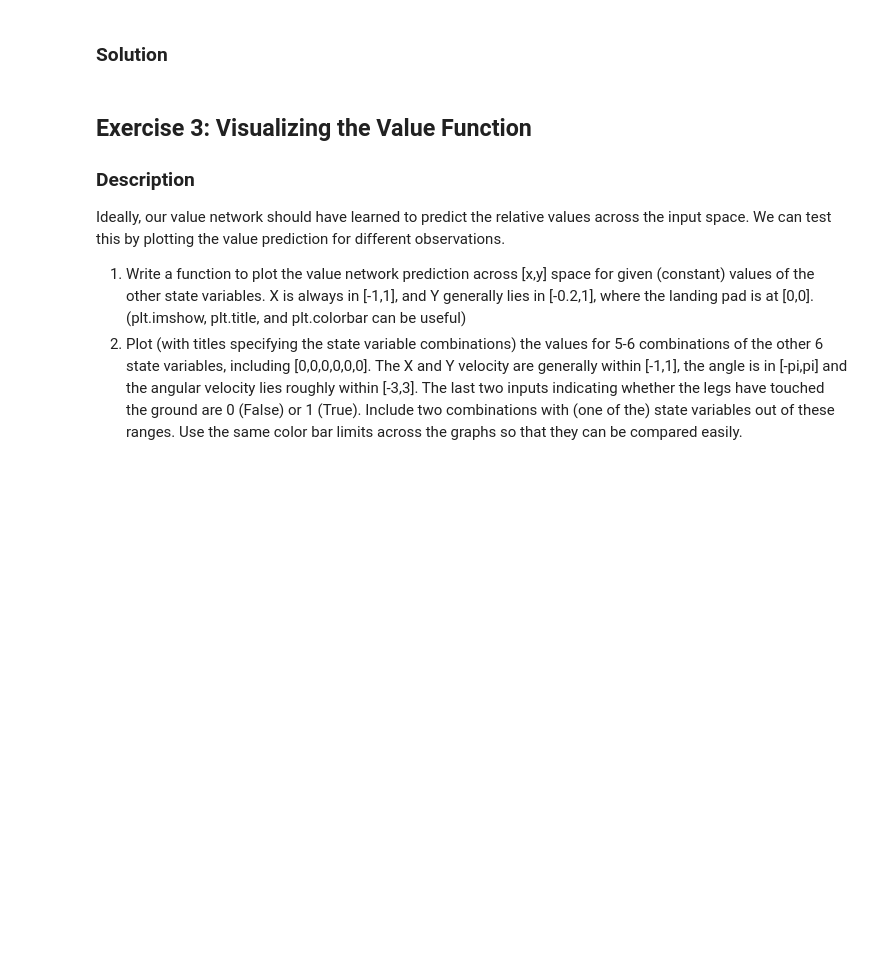
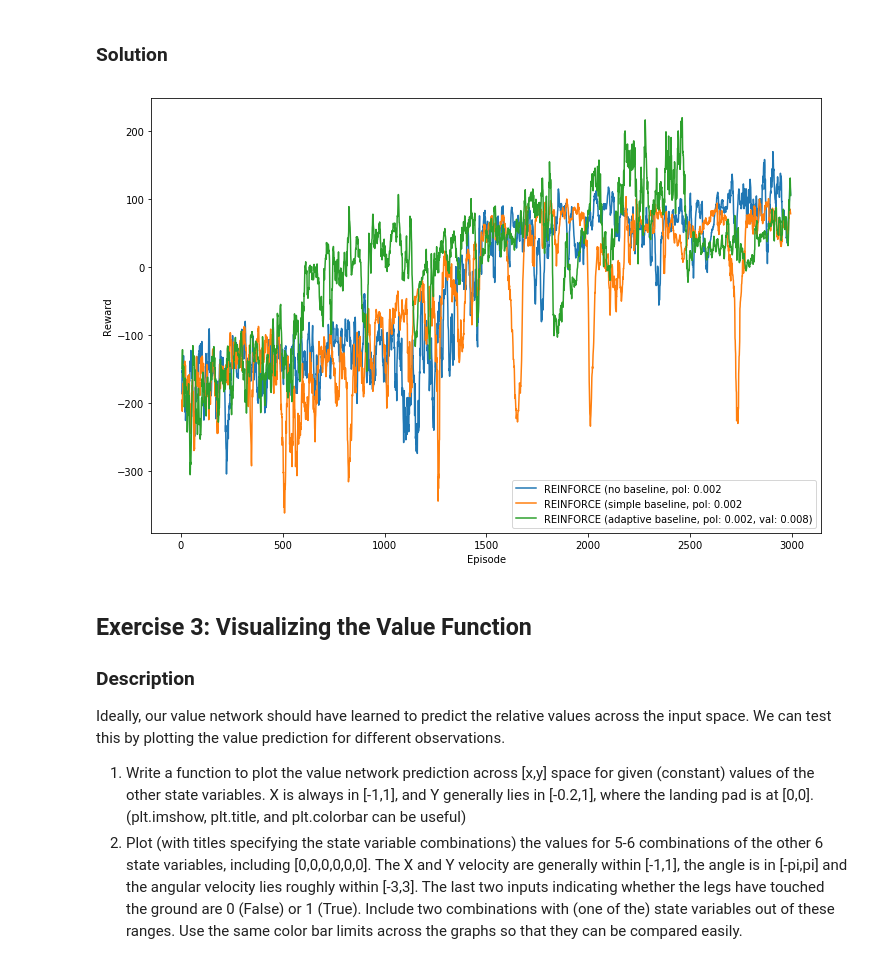
Before and after one commit to zenhaeus/ann, a Jupyter notebook: 2/miniproject3_2019_submission.ipynb, the cells around one changed output. Drawn from its saved outputs; the diff is of its cells as text; code cells hidden in the pictures; blank space fills up the shorter version.

```diff
--- a/2/miniproject3_2019_submission.ipynb
+++ b/2/miniproject3_2019_submission.ipynb
@@ -545,3 +539,32 @@ episodes, d_model = run_experiment("REINFORCE (adaptive baseline)", discrete_env
+# %%
+results = Results()
+policy_learning_rate, value_learning_rate  = (0.002, 0.008)
+
+episodes_n, d_model_n = run_experiment(
+    f"REINFORCE (no baseline, pol: {policy_learning_rate}",
+    discrete_env, num_episodes, policy_learning_rate
+    )
+dirname = f'saves/ex2-no-{policy_learning_rate}'
+d_model_n.save(dirname)
+results.save(f'{dirname}/results.npz')
+
+episodes_s, d_model_s = run_experiment(
+    f"REINFORCE (simple baseline, pol: {policy_learning_rate}",
+    discrete_env, num_episodes, policy_learning_rate,
+    baseline='simple')
+dirname = f'saves/ex2-simple-{policy_learning_rate}'
+d_model_s.save(dirname)
+results.save(f'{dirname}/results.npz')
+
+episodes_a, d_model_a = run_experiment(
+    f"REINFORCE (adaptive baseline, pol: {policy_learning_rate}, val: {value_learning_rate})",
+    discrete_env, num_episodes, policy_learning_rate,
+    value_learning_rate, baseline='adaptive')
+dirname = f'saves/ex2-adaptive-{policy_learning_rate}-{value_learning_rate}'
+d_model_a.save(dirname)
+results.save(f'{dirname}/results.npz')
+# %% [output]
+[figure, added]
 # %%
 dirname = f'saves/ex2-{policy_learning_rate}-{value_learning_rate}'
 d_model.save(dirname)
```
Also changed, not shown: parts of 2 cells of this notebook.
